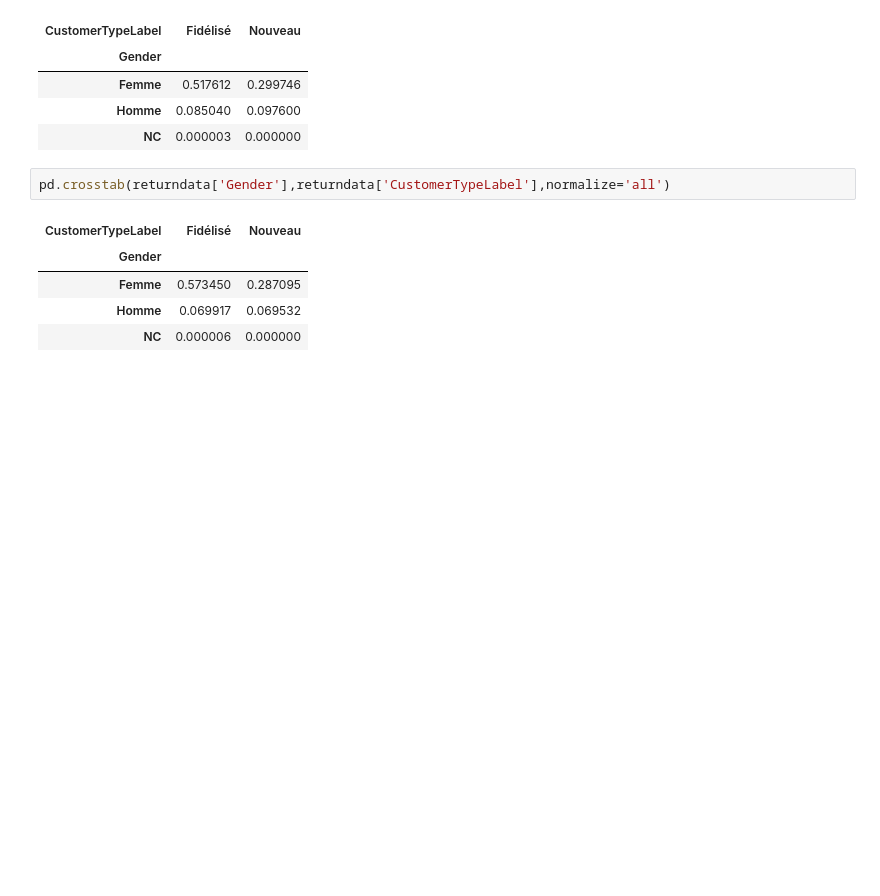
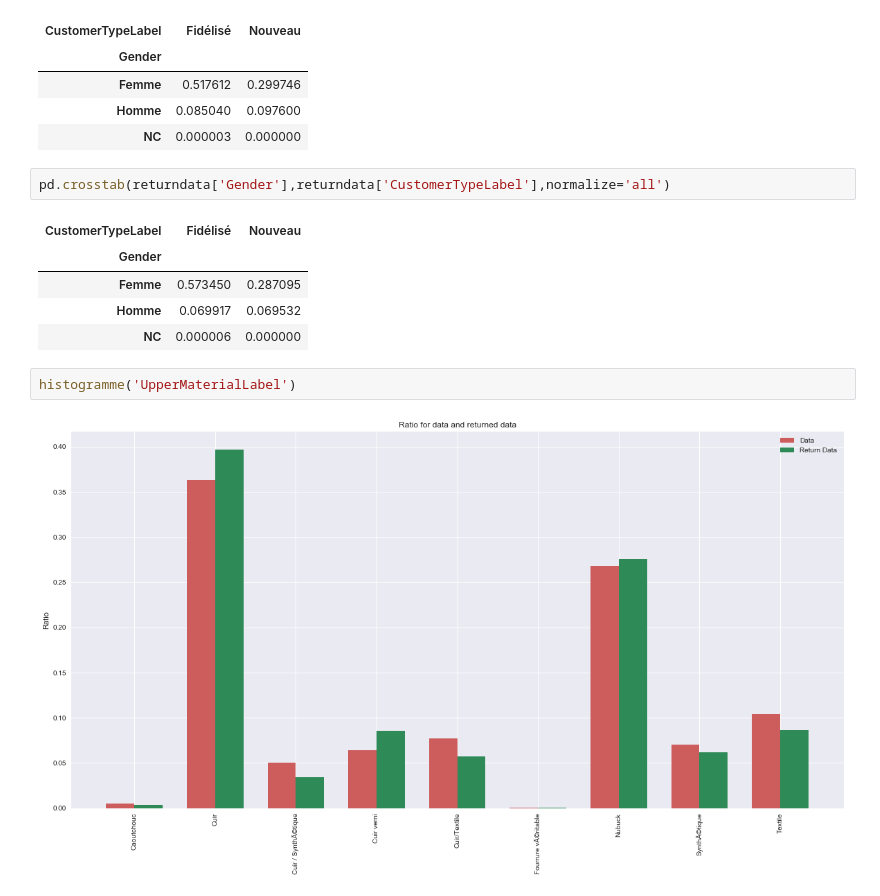
Before and after one commit to pepi4e/SD210-ML-challenge, a Jupyter notebook: statistiques.ipynb, the cells around one changed output. Cells and saved outputs as stored; diff of their text form; blank space fills up the shorter version.

```diff
--- a/statistiques.ipynb
+++ b/statistiques.ipynb
@@ -436,3 +567,7 @@ pd.crosstab(returndata['Gender'],returndata['CustomerTypeLabel'],normalize='all'
 | Femme | 0.573450 | 0.287095 |
 | Homme | 0.069917 | 0.069532 |
 | NC | 0.000006 | 0.000000 |
+# %%
+histogramme('UpperMaterialLabel')
+# %% [output]
+[figure, added]
```
Also changed, not shown: parts of 19 cells of this notebook.
